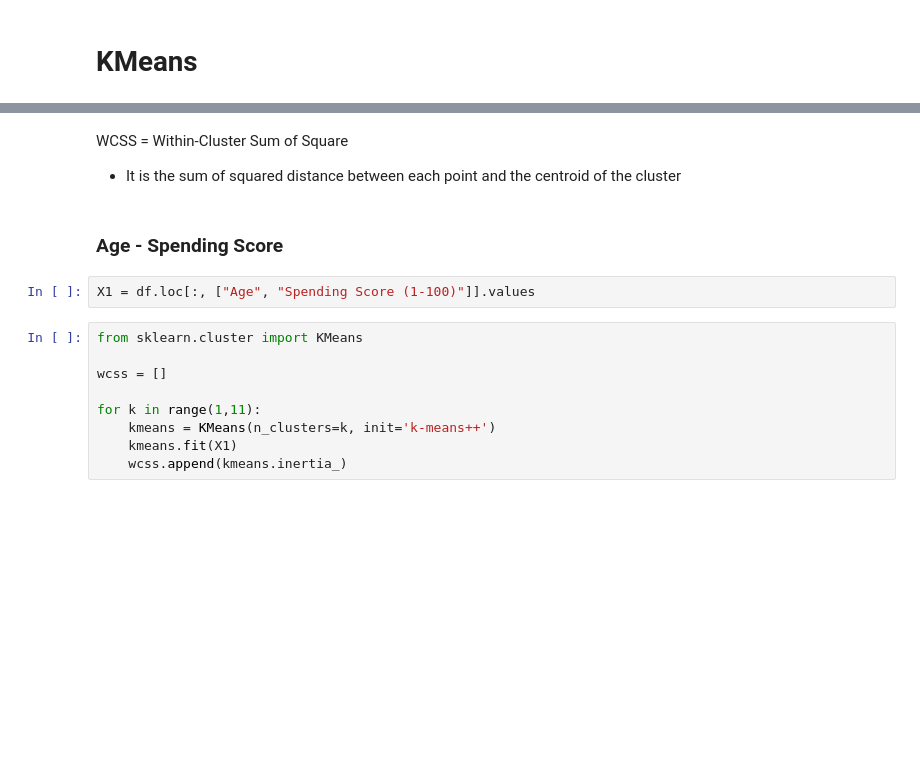
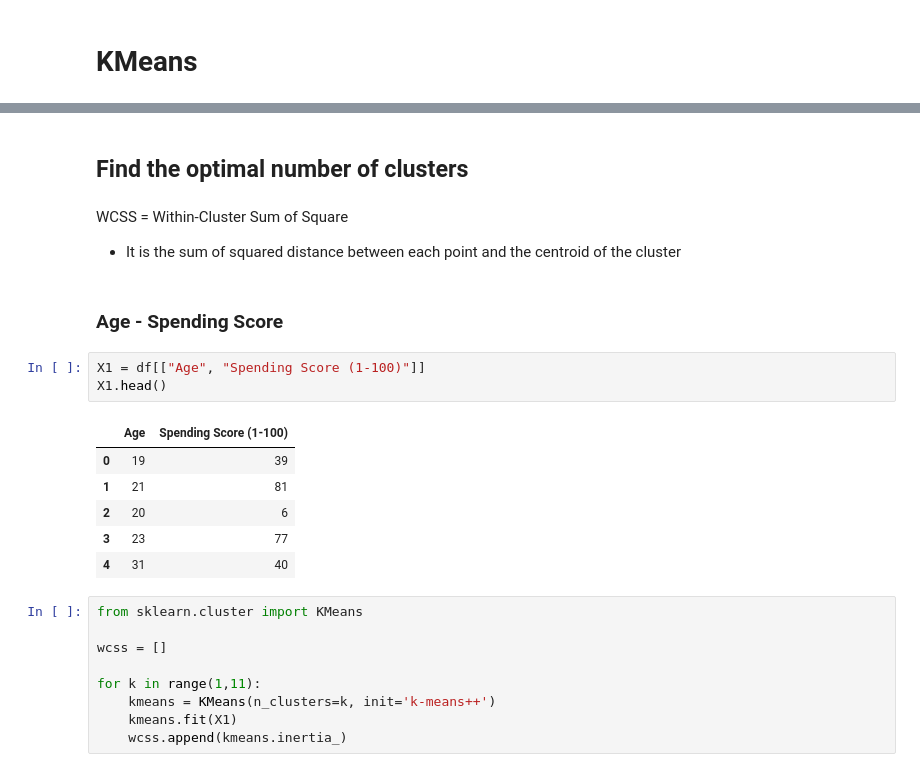
Before and after one commit to mlyngholm/mall, a Jupyter notebook: Customer segmentation.ipynb, the cells around one changed output, grey strips where cells are left out. Saved outputs shown, nothing was run; the diff lists cells and outputs as text; blank space fills up the shorter version.

```diff
--- a/Customer segmentation.ipynb
+++ b/Customer segmentation.ipynb
@@ -200,10 +198,20 @@ plt.show()
-# %% [markdown]
-WCSS = Within-Cluster Sum of Square
-- It is the sum of squared distance between each point and the centroid of the cluster
-# %% [markdown]
-### Age - Spending Score
+# %% [markdown]
+## Find the optimal number of clusters
+# %% [markdown]
+WCSS = Within-Cluster Sum of Square
+- It is the sum of squared distance between each point and the centroid of the cluster
+# %% [markdown]
+### Age - Spending Score
 # %%
-X1 = df.loc[:, ["Age", "Spending Score (1-100)"]].values
+X1 = df[["Age", "Spending Score (1-100)"]]
+X1.head()
+# %% [output]
+|  | Age | Spending Score (1-100) |
+| 0 | 19 | 39 |
+| 1 | 21 | 81 |
+| 2 | 20 | 6 |
+| 3 | 23 | 77 |
+| 4 | 31 | 40 |
 # %%
 from sklearn.cluster import KMeans
 
```
Also changed, not shown: parts of 31 cells of this notebook.
